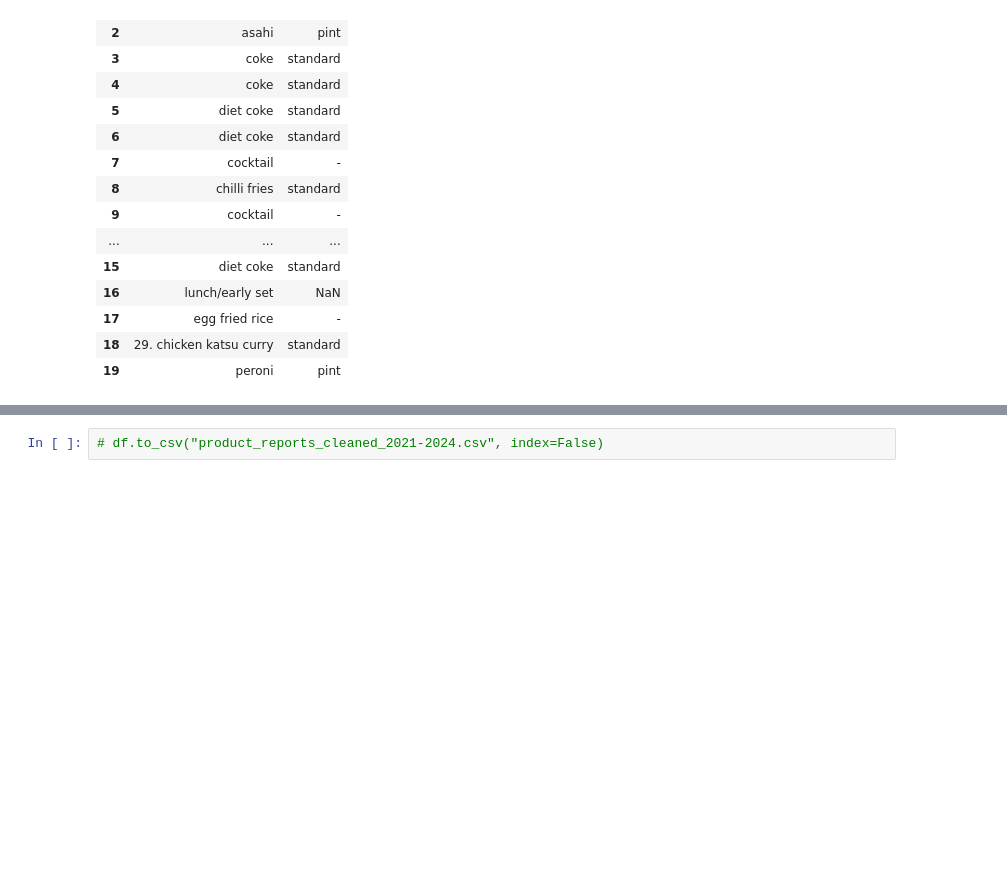
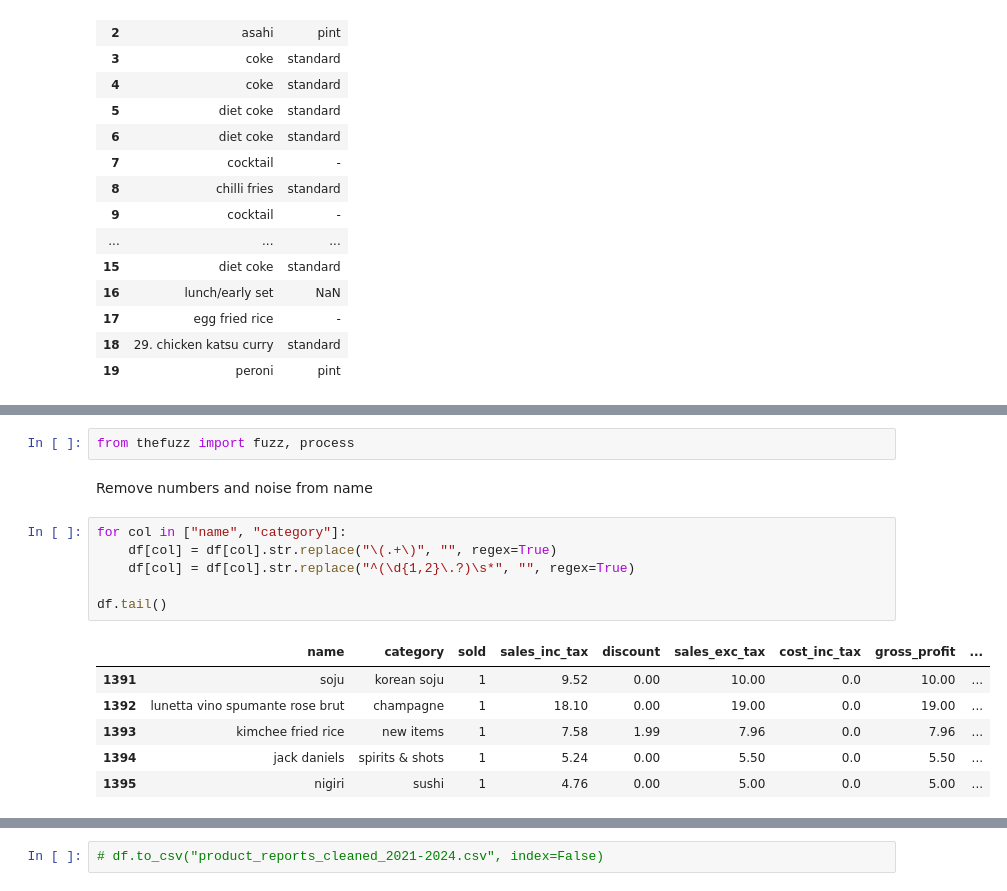
Before and after one commit to lestherll/restaurant-data-analytics, a Jupyter notebook: data_cleaning.ipynb, the cells around one changed output, grey strips where cells are left out. Saved outputs shown, nothing was run; the diff lists cells and outputs as text; blank space fills up the shorter version.

Commit message:
Add cleaning of name and category

```diff
--- a/data_cleaning.ipynb
+++ b/data_cleaning.ipynb
@@ -375,0 +425,17 @@ df[["name", "variant"]].head(20)
+# %%
+from thefuzz import fuzz, process
+# %% [markdown]
+Remove numbers and noise from name
+# %%
+for col in ["name", "category"]:
+    df[col] = df[col].str.replace("\(.+\)", "", regex=True)
+    df[col] = df[col].str.replace("^(\d{1,2}\.?)\s*", "", regex=True)
+
+df.tail()
+# %% [output]
+|  | name | category | sold | sales_inc_tax | discount | sales_exc_tax | cost_inc_tax | gross_profit | ... |
+| 1391 | soju | korean soju | 1 | 9.52 | 0.00 | 10.00 | 0.0 | 10.00 | ... |
+| 1392 | lunetta vino spumante rose brut | champagne | 1 | 18.10 | 0.00 | 19.00 | 0.0 | 19.00 | ... |
+| 1393 | kimchee fried rice | new items | 1 | 7.58 | 1.99 | 7.96 | 0.0 | 7.96 | ... |
+| 1394 | jack daniels | spirits & shots | 1 | 5.24 | 0.00 | 5.50 | 0.0 | 5.50 | ... |
+| 1395 | nigiri | sushi | 1 | 4.76 | 0.00 | 5.00 | 0.0 | 5.00 | ... |
```
Also changed, not shown: parts of 10 cells of this notebook.
